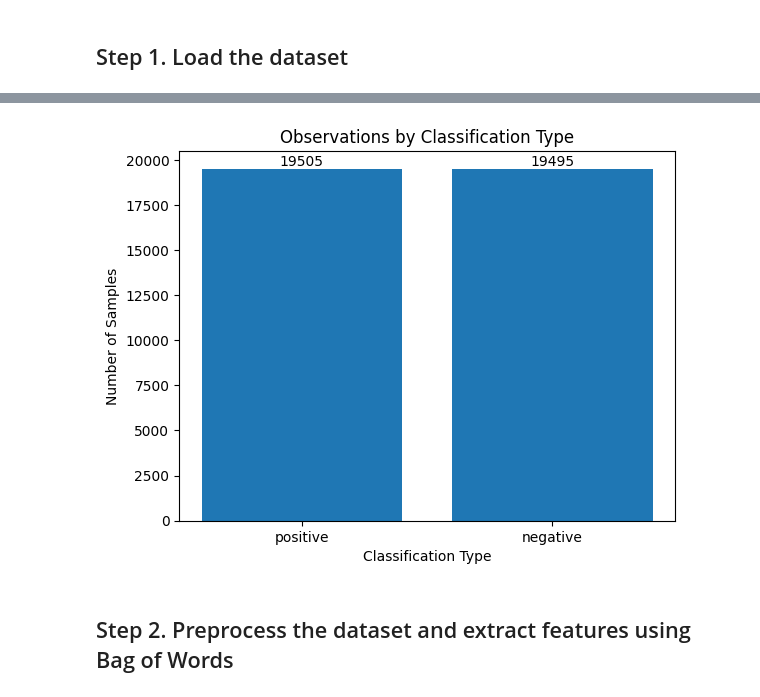
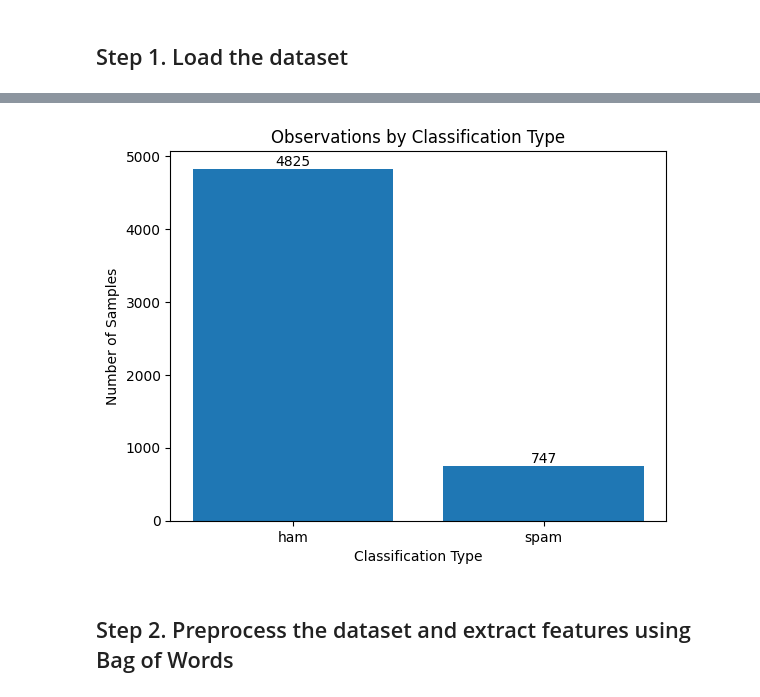
Before and after one commit to Muneeb-ii/CS154_Classification-Project, a Jupyter notebook: SMSSpamCollection.ipynb, the cells around one changed output, grey strips where cells are left out. Drawn from its saved outputs; the diff is of its cells as text; code cells hidden in the pictures.

```diff
--- a/SMSSpamCollection.ipynb
+++ b/SMSSpamCollection.ipynb
@@ -40,21 +40,21 @@ types_of_values = data['sentiment'].value_counts()
 # %%
-label_counts = data['sentiment'].value_counts()
+label_counts = data['label'].value_counts()
 
 labels = label_counts.index
 counts = label_counts.values
 
 plt.bar(labels, counts)
 
 plt.title("Observations by Classification Type")
 plt.xlabel("Classification Type")
 plt.ylabel("Number of Samples")
 
 for i, count in enumerate(counts):
     plt.text(i, count, str(count), ha='center', va='bottom')
 
 plt.show()
 # %% [output]
-[figure, old version]
+[figure, new version]
 # %% [markdown]
 ## Step 2. Preprocess the dataset and extract features using Bag of Words
 # %%
```
Also changed, not shown: parts of 15 cells of this notebook.
